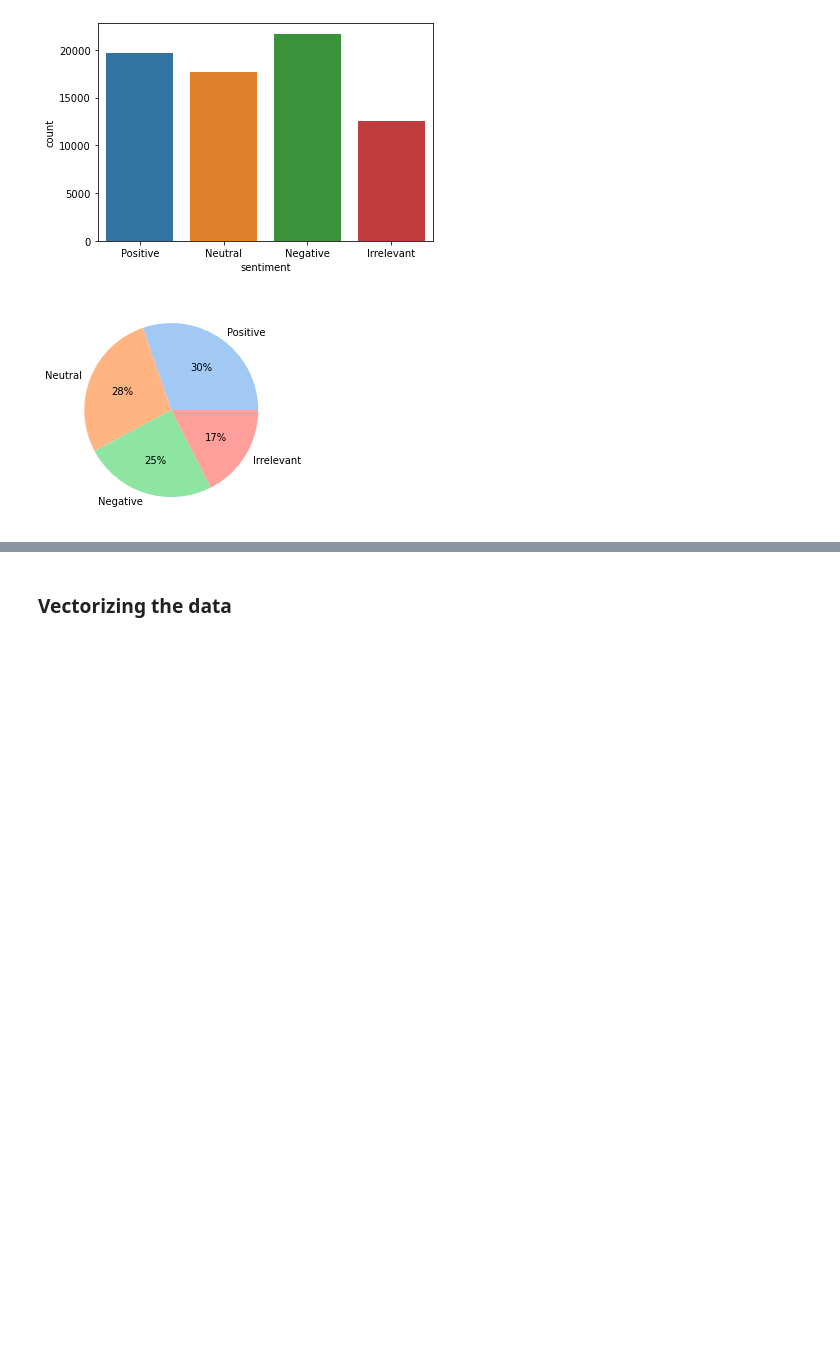
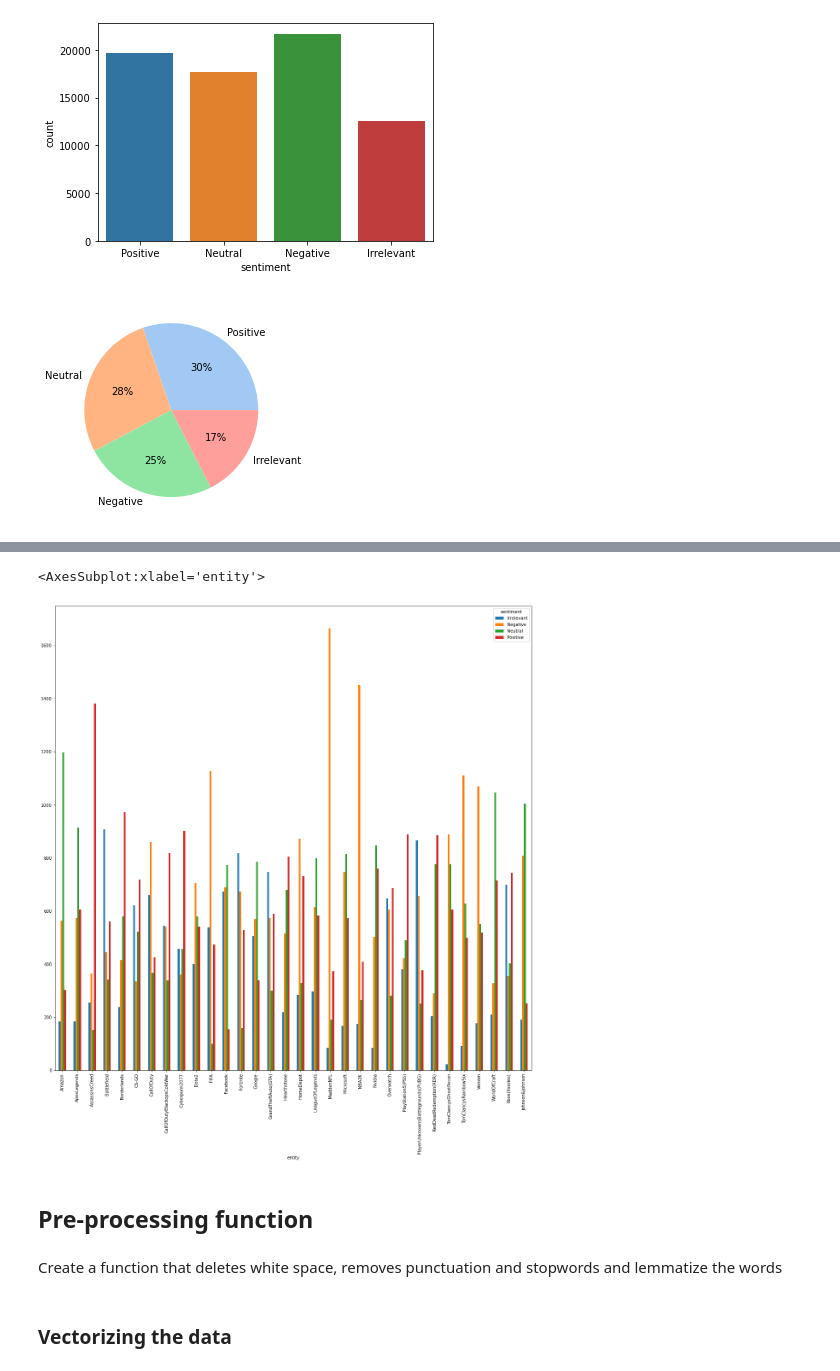
Before and after one commit to Amaki1/Twitter-Sentiment-Analysis, a Jupyter notebook: Twitter sentiment analysis.ipynb, the cells around one changed output, grey strips where cells are left out. Saved outputs shown, nothing was run; the diff lists cells and outputs as text; code cells hidden in the pictures; blank space fills up the shorter version.

```diff
--- a/Twitter sentiment analysis.ipynb
+++ b/Twitter sentiment analysis.ipynb
@@ -109,3 +118,13 @@ plt.show()
+# %%
+Twitter_sentiment = new_data.groupby(['entity', 'sentiment']).sentiment.count().unstack()
+Twitter_sentiment.plot(kind='bar',figsize=(20,20))
+# %% [output]
+<AxesSubplot:xlabel='entity'>
+[figure, added]
+# %% [markdown]
+## Pre-processing function
+# %% [markdown]
+Create a function that deletes white space, removes punctuation and stopwords and lemmatize the words
 # %%
 def text_process(mess):
     """
```
Also changed, not shown: parts of 4 cells of this notebook.
